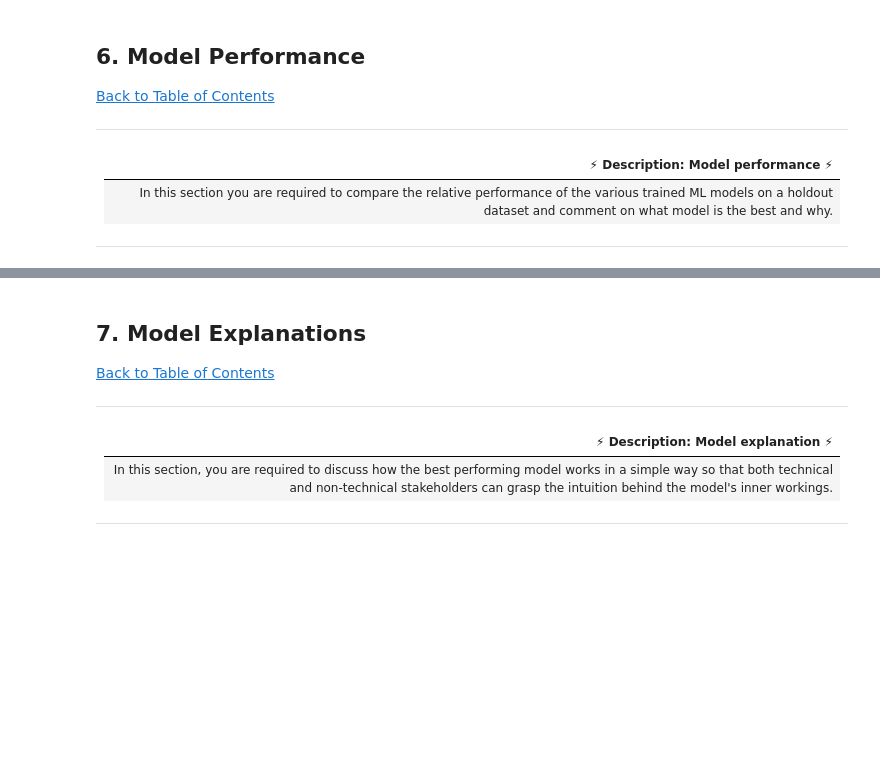
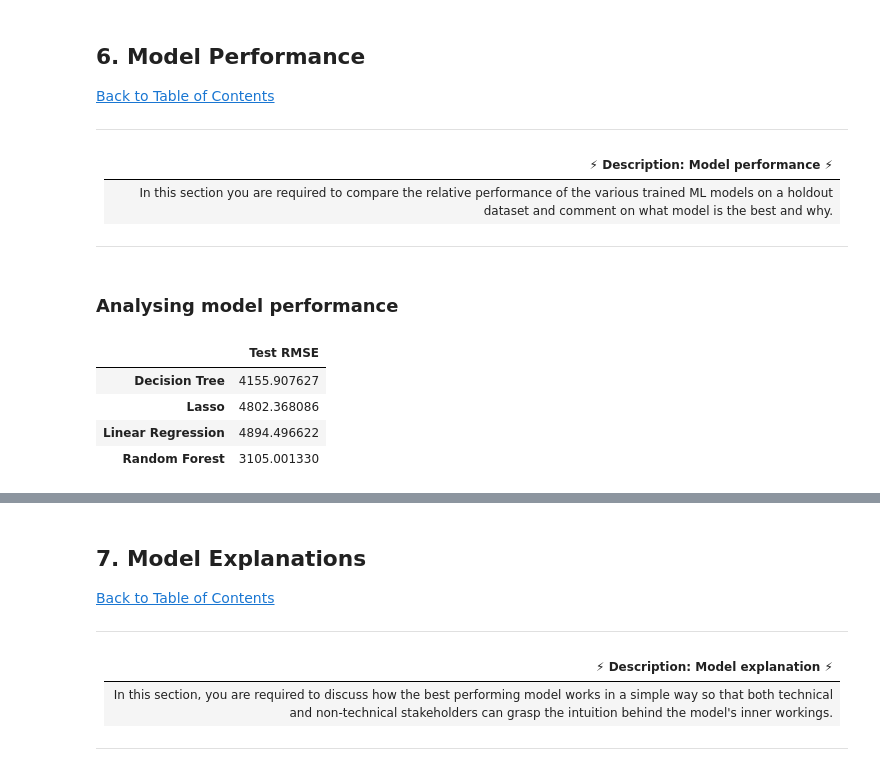
Before and after one commit to pcf26536/TeamNM5, a Jupyter notebook: starter-notebook.ipynb, the cells around one changed output, grey strips where cells are left out. Drawn from its saved outputs; the diff is of its cells as text; code cells hidden in the pictures; blank space fills up the shorter version.

```diff
--- a/starter-notebook.ipynb
+++ b/starter-notebook.ipynb
@@ -863,0 +822,15 @@ with open(model_save_path,'wb') as file:
+# %%
+# standardize features
+scaler = StandardScaler()
+X_scaled = scaler.fit_transform(x)
+X_standardise = pd.DataFrame(X_scaled,columns=x.columns)
+
+
+# Train test split
+x_train_r, x_test_r, y_train_r, y_test_r = train_test_split(X_standardise,y,test_size=0.2,random_state=6)
+# %%
+from sklearn.ensemble import RandomForestRegressor
+
+# Our forest consists of 100 trees with a max depth of 5 in this example
+RF = RandomForestRegressor(n_estimators=90, max_depth=29, random_state=23)
+RF.fit(x_train_r,y_train_r)
@@ -863,0 +839,6 @@ with open(model_save_path,'wb') as file:
+# %%
+# Get predictions
+test_RF = RF.predict(x_test_r)
+
+# Compute RMSE
+print("RMSE:",np.sqrt(mean_squared_error(y_test_r, test_RF)))
@@ -949,0 +953,21 @@ submission.to_csv('submission_RF.csv', index=False)
+# %% [markdown]
+### Analysing model performance
+# %%
+# Compare model performance
+results_dict = {'Test RMSE':
+                    {
+                        "Linear Regression": np.sqrt(mean_squared_error(y_test_l,test_lm)),
+                        "Lasso": np.sqrt(mean_squared_error(y_test_ls,test_lasso)),
+                        "Decision Tree": np.sqrt(mean_squared_error(y_test_d,test_dt)),
+                        "Random Forest": np.sqrt(mean_squared_error(y_test_r,test_RF))
+                    }
+                }
+# %%
+results_df = pd.DataFrame(data=results_dict)
+results_df
+# %% [output]
+|  | Test RMSE |
+| Decision Tree | 4155.907627 |
+| Lasso | 4802.368086 |
+| Linear Regression | 4894.496622 |
+| Random Forest | 3105.001330 |
```
Also changed, not shown: parts of 100 cells of this notebook, 2 other files.
